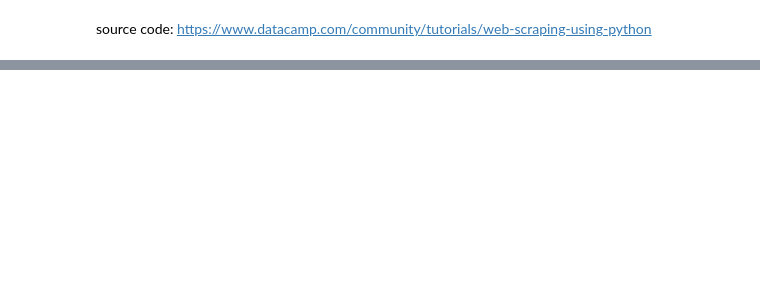
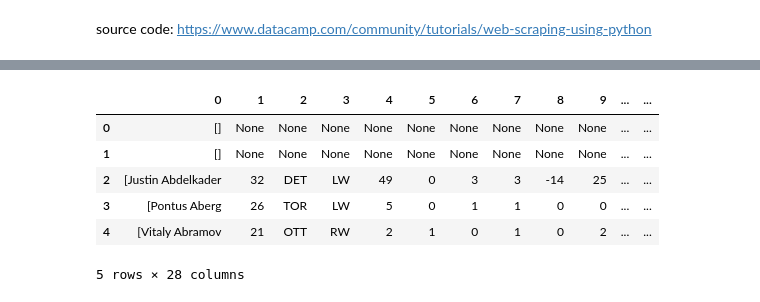
Before and after one commit to JamesNeri/Capstone, a Jupyter notebook: LoopedScrapeTest.ipynb, the cells around one changed output, grey strips where cells are left out. Drawn from its saved outputs; the diff is of its cells as text; code cells hidden in the pictures; blank space fills up the shorter version.

```diff
--- a/LoopedScrapeTest.ipynb
+++ b/LoopedScrapeTest.ipynb
@@ -101,4 +2,0 @@ type(row_td)
-# %%
-str_cells = str(row_td)
-cleantext = BeautifulSoup(str_cells, "lxml").get_text()
-print(cleantext)
@@ -152,0 +161,10 @@ df2.to_csv('2019_2020.csv', index=0)
+# %%
+df2.head()
+# %% [output]
+|  | 0 | 1 | 2 | 3 | 4 | 5 | 6 | 7 | 8 | 9 | ... | ... |
+| 0 | [] | None | None | None | None | None | None | None | None | None | ... | ... |
+| 1 | [] | None | None | None | None | None | None | None | None | None | ... | ... |
+| 2 | [Justin Abdelkader | 32 | DET | LW | 49 | 0 | 3 | 3 | -14 | 25 | ... | ... |
+| 3 | [Pontus Aberg | 26 | TOR | LW | 5 | 0 | 1 | 1 | 0 | 0 | ... | ... |
+| 4 | [Vitaly Abramov | 21 | OTT | RW | 2 | 1 | 0 | 1 | 0 | 2 | ... | ... |
+5 rows × 28 columns
```
Also changed, not shown: parts of 44 cells of this notebook, 2 other files.
